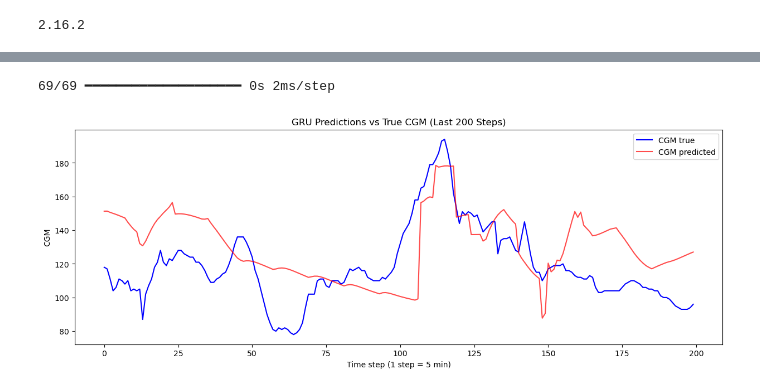
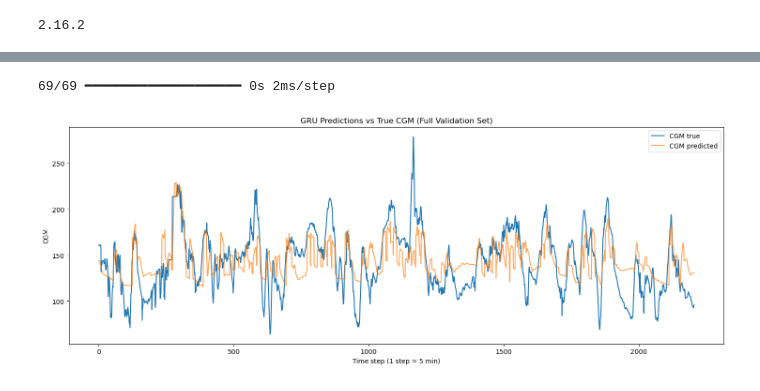
Before and after one commit to kindbyte/Glucose_Forecasting_and_Insulin_Dynamics_Analysis_Type-1_Diabetes, a Jupyter notebook: AZT1D_Insulin_Prediction.ipynb, the cells around one changed output, grey strips where cells are left out. Drawn from its saved outputs; the diff is of its cells as text; code cells hidden in the pictures.

```diff
--- a/AZT1D_Insulin_Prediction.ipynb
+++ b/AZT1D_Insulin_Prediction.ipynb
@@ -201,27 +224,23 @@ Model: "sequential_4"
 # %%
-
 y_pred_scaled = model.predict(X_val)
 
 y_pred = scaler_y.inverse_transform(y_pred_scaled)
 y_true = scaler_y.inverse_transform(y_val)
 
 import matplotlib.pyplot as plt
 import numpy as np
 
-n_steps = 200
-y_true_last = y_true[-n_steps:]
-y_pred_last = y_pred[-n_steps:]
+time_step = np.arange(len(y_true))
 
-time_step = np.arange(n_steps)
+plt.figure(figsize=(18,6))
+plt.plot(time_step, y_true, label='CGM true')
+plt.plot(time_step, y_pred, label='CGM predicted', alpha=0.7)
 
-plt.figure(figsize=(15,5))
-plt.plot(time_step, y_true_last, label='CGM true', color='blue')
-plt.plot(time_step, y_pred_last, label='CGM predicted', color='red', alpha=0.7)
 plt.xlabel('Time step (1 step = 5 min)')
 plt.ylabel('CGM')
-plt.title('GRU Predictions vs True CGM (Last 200 Steps)')
+plt.title('GRU Predictions vs True CGM (Full Validation Set)')
 plt.legend()
 plt.show()
 # %% [output]
 69/69 ━━━━━━━━━━━━━━━━━━━━ 0s 2ms/step
-[figure, old version]
+[figure, new version]
```
Also changed, not shown: parts of 1 cell of this notebook.
